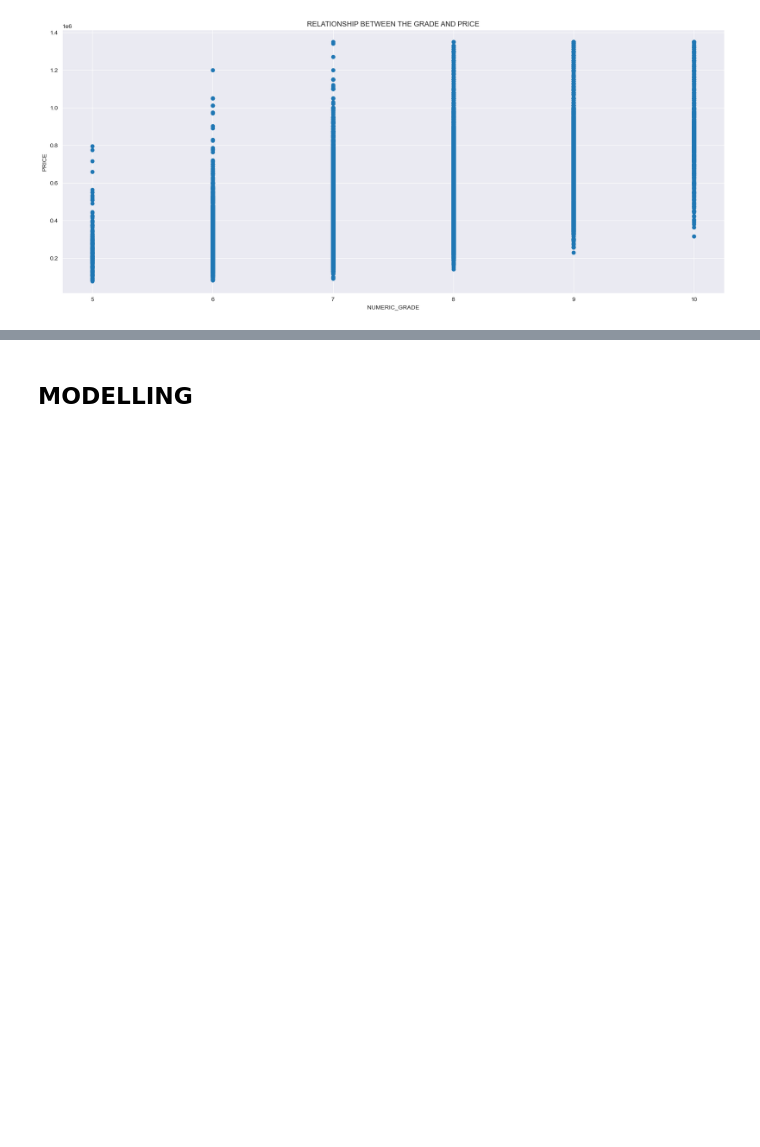
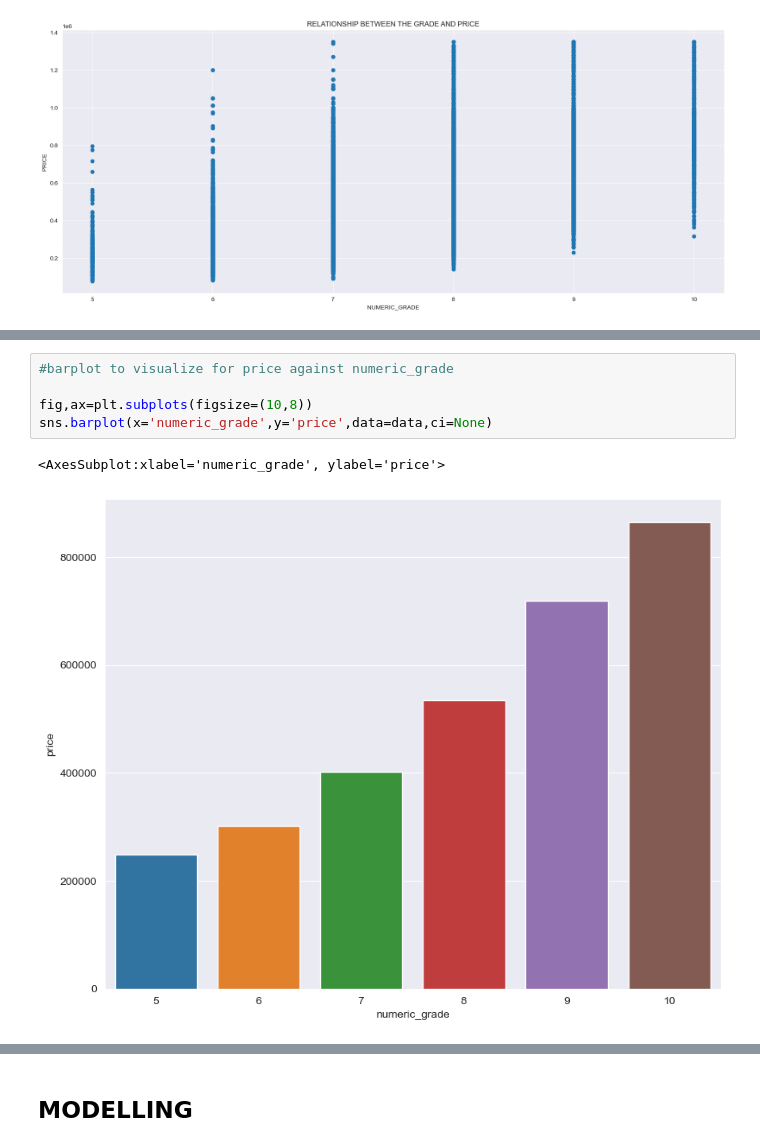
Before and after one commit to swalehmwadime/dsc-phase-2-project-v2-3, a Jupyter notebook: student.ipynb, the cells around one changed output, grey strips where cells are left out. Cells and saved outputs as stored; diff of their text form; blank space fills up the shorter version.

```diff
--- a/student.ipynb
+++ b/student.ipynb
@@ -402,3 +404,11 @@ sns.heatmap(data.corr(),annot=True,cmap='Blues')
 # %% [output]
 <AxesSubplot:>
 [figure]
+# %%
+#barplot to visualize for price against numeric_grade
+
+fig,ax=plt.subplots(figsize=(10,8))
+sns.barplot(x='numeric_grade',y='price',data=data,ci=None)
+# %% [output]
+<AxesSubplot:xlabel='numeric_grade', ylabel='price'>
+[figure, added]
```
Also changed, not shown: parts of 12 cells of this notebook.
